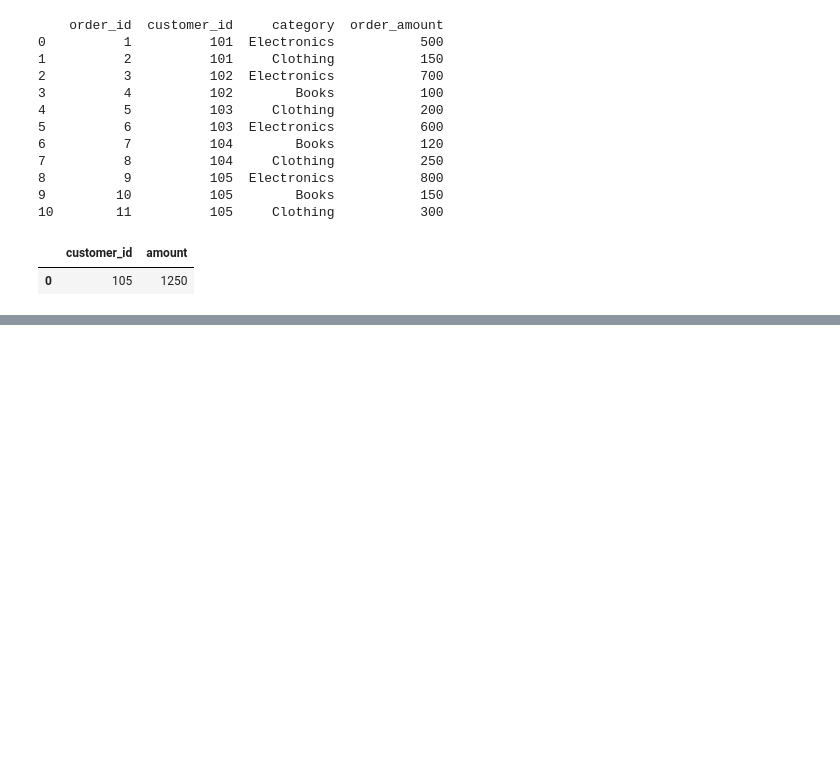
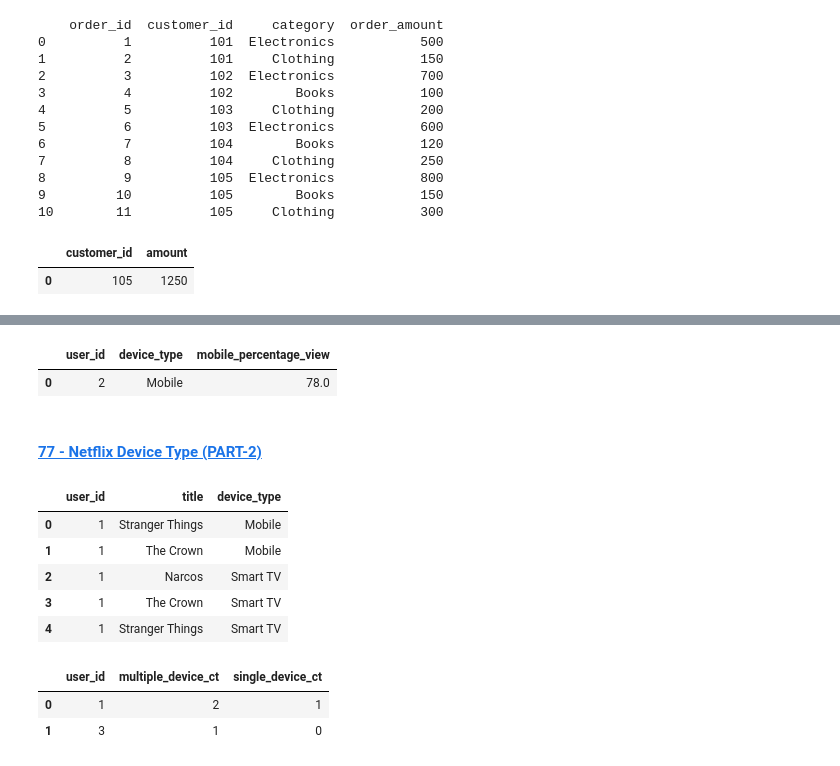
Before and after one commit to smor20/data_analysis, a Jupyter notebook: sql_on_pandas.ipynb, the cells around one changed output, grey strips where cells are left out. Saved outputs shown, nothing was run; the diff lists cells and outputs as text; code cells hidden in the pictures; blank space fills up the shorter version.

```diff
--- a/sql_on_pandas.ipynb
+++ b/sql_on_pandas.ipynb
@@ -5525,0 +5561,21 @@ sqldf(query)
+# %%
+query = '''
+with cte as
+(select
+user_id, device_type, sum(watch_mins) as device_time,
+sum(sum(watch_mins)) over(partition by user_id) as user_time
+from viewing_history
+group by user_id, device_type)
+
+select user_id, device_type, device_time*100.0/user_time as mobile_percentage_view
+from cte
+where device_type='Mobile' and  device_time*100.0/user_time>75 and device_time*100.0/user_time!=100
+
+'''
+
+sqldf(query)
+# %% [output]
+|  | user_id | device_type | mobile_percentage_view |
+| 0 | 2 | Mobile | 78.0 |
+# %% [markdown]
+#### [77 - Netflix Device Type (PART-2)](https://100daysofsql.com/new-courses/1/coding-test/78)
@@ -5525,0 +5593,42 @@ sqldf(query)
+# %%
+import pandas as pd
+
+# Data for the DataFrame
+data = {
+    'user_id': [1, 1, 1, 1, 1, 2, 2, 2, 2, 3, 3, 3, 4],
+    'title': ['Stranger Things', 'The Crown', 'Narcos', 'The Crown', 'Stranger Things', 'Stranger Things', 'The Crown', 'Narcos', 'Narcos', 'Stranger Things', 'Stranger Things', 'Stranger Things', 'Stranger Things'],
+    'device_type': ['Mobile', 'Mobile', 'Smart TV', 'Smart TV', 'Smart TV', 'Mobile', 'Tablet', 'Mobile', 'Tablet', 'Mobile', 'Tablet', 'Smart TV', 'Mobile']
+}
+
+# Create the DataFrame
+viewing_history = pd.DataFrame(data)
+
+display(viewing_history.head())
+# %% [output]
+|  | user_id | title | device_type |
+| 0 | 1 | Stranger Things | Mobile |
+| 1 | 1 | The Crown | Mobile |
+| 2 | 1 | Narcos | Smart TV |
+| 3 | 1 | The Crown | Smart TV |
+| 4 | 1 | Stranger Things | Smart TV |
+# %%
+query = '''
+with cte as
+(select
+user_id, title, count(*) as device_ct
+from viewing_history
+group by user_id, title)
+
+select user_id,
+sum(case when device_ct>1 then 1 else 0 end ) multiple_device_ct,
+sum(case when device_ct=1 then 1 else 0 end ) single_device_ct
+from cte
+group by user_id
+having sum(case when device_ct>1 then 1 else 0 end )>sum(case when device_ct=1 then 1 else 0 end )
+'''
+
+sqldf(query)
+# %% [output]
+|  | user_id | multiple_device_ct | single_device_ct |
+| 0 | 1 | 2 | 1 |
+| 1 | 3 | 1 | 0 |
```
Also changed, not shown: parts of 4 cells of this notebook.
